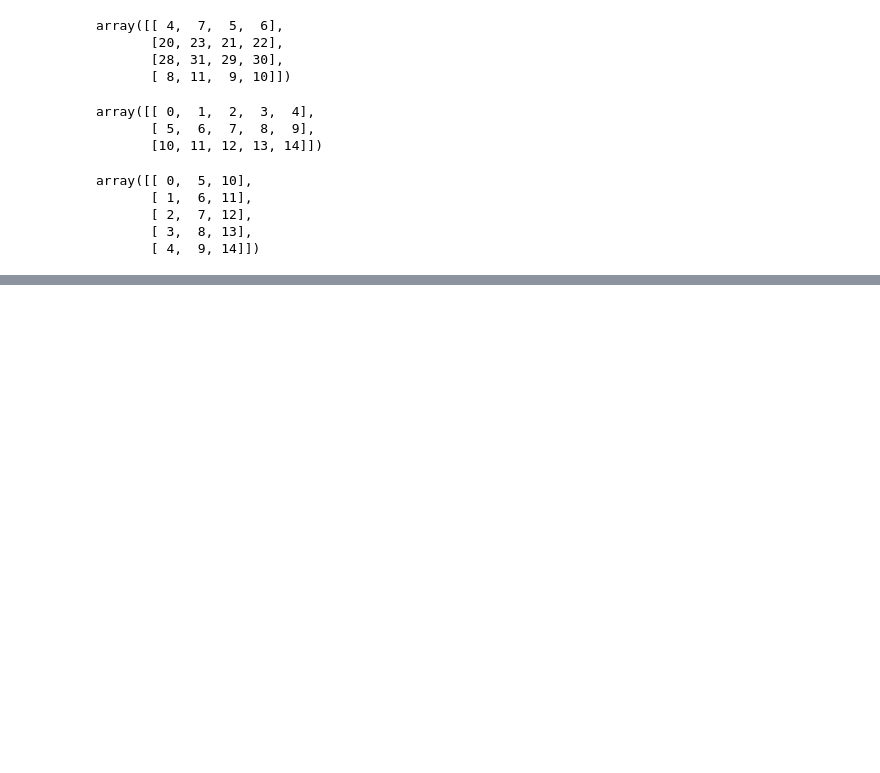
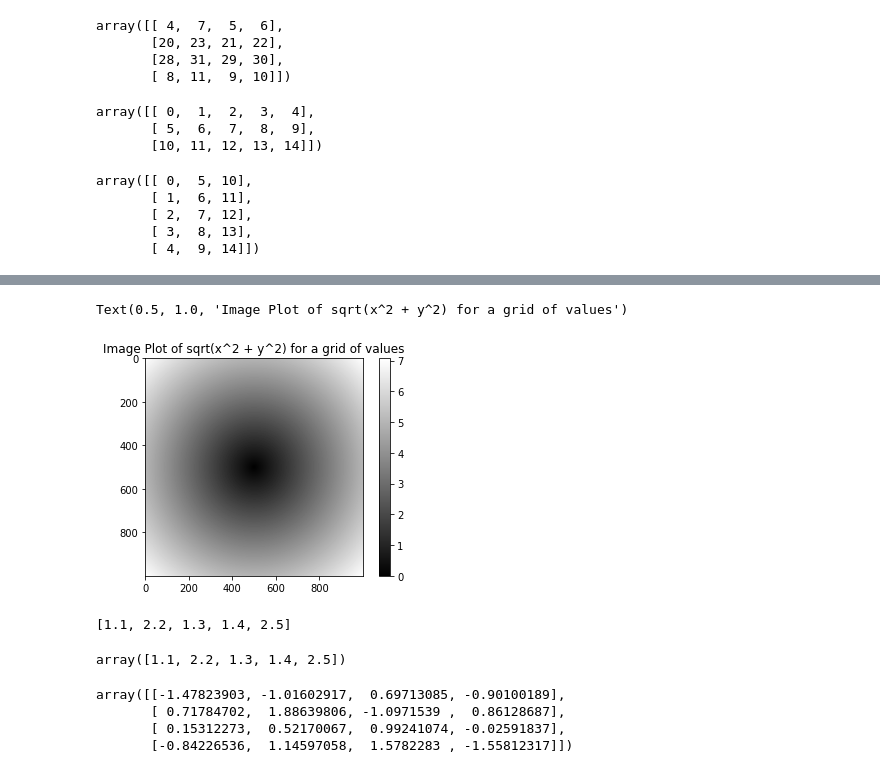
Before and after one commit to jonathancz/ML-Data-Analysis, a Jupyter notebook: Chapter 4 - NumPy Basics - Arrays and Vectorized Computation/Chapter 4.ipynb, the cells around one changed output, grey strips where cells are left out. Drawn from its saved outputs; the diff is of its cells as text; code cells hidden in the pictures; blank space fills up the shorter version.

```diff
--- a/Chapter 4 - NumPy Basics - Arrays and Vectorized Computation/Chapter 4.ipynb
+++ b/Chapter 4 - NumPy Basics - Arrays and Vectorized Computation/Chapter 4.ipynb
@@ -519,0 +520,4 @@ array([[ 5.41167805e+00,  3.78759378e-03, -3.50652443e-01],
+# %%
+# Array-Oriented Programming with Arrays
+points = np.arange(-5, 5, 0.01) # 1000 equally spaced points
+xs, ys = np.meshgrid(points, points)
@@ -519,0 +534,3 @@ array([[ 5.41167805e+00,  3.78759378e-03, -3.50652443e-01],
+# %%
+z = np.sqrt(xs ** 2 + ys ** 2)
+z
@@ -519,0 +554,6 @@ array([[ 5.41167805e+00,  3.78759378e-03, -3.50652443e-01],
+# %%
+plt.imshow(z, cmap = plt.cm.gray); plt.colorbar()
+plt.title('Image Plot of sqrt(x^2 + y^2) for a grid of values')
+# %% [output]
+Text(0.5, 1.0, 'Image Plot of sqrt(x^2 + y^2) for a grid of values')
+[figure, added]
@@ -519,0 +570,9 @@ array([[ 5.41167805e+00,  3.78759378e-03, -3.50652443e-01],
+# %%
+result
+# %% [output]
+[1.1, 2.2, 1.3, 1.4, 2.5]
+# %%
+result = np.where(cond, xarr, yarr)
+result
+# %% [output]
+array([1.1, 2.2, 1.3, 1.4, 2.5])
@@ -519,0 +581,7 @@ array([[ 5.41167805e+00,  3.78759378e-03, -3.50652443e-01],
+# %%
+arr
+# %% [output]
+array([[-1.47823903, -1.01602917,  0.69713085, -0.90100189],
+       [ 0.71784702,  1.88639806, -1.0971539 ,  0.86128687],
+       [ 0.15312273,  0.52170067,  0.99241074, -0.02591837],
+       [-0.84226536,  1.14597058,  1.5782283 , -1.55812317]])
```
Also changed, not shown: parts of 38 cells of this notebook.
